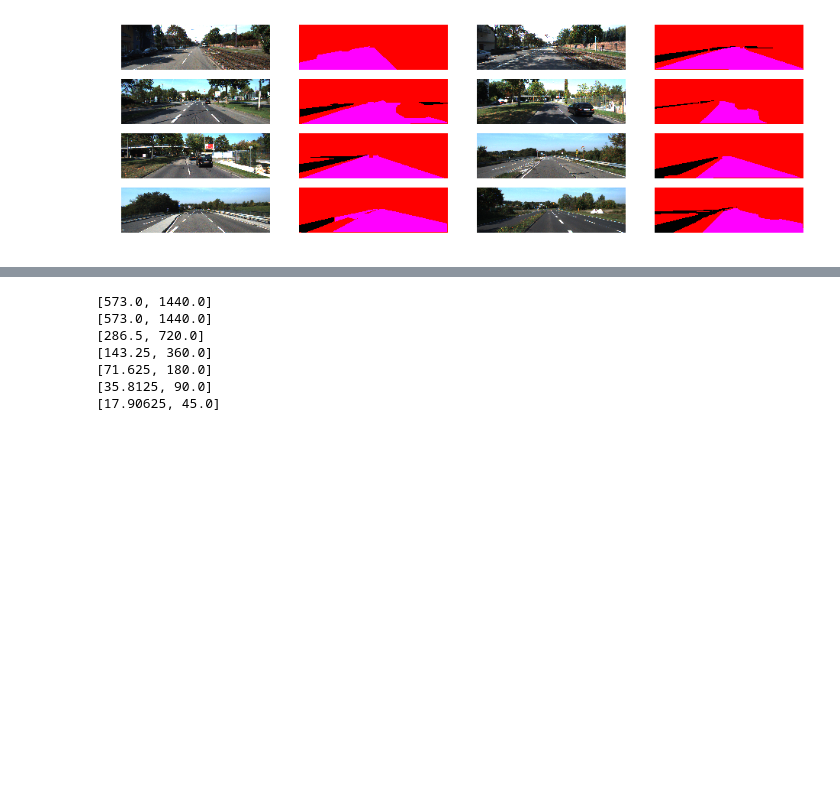
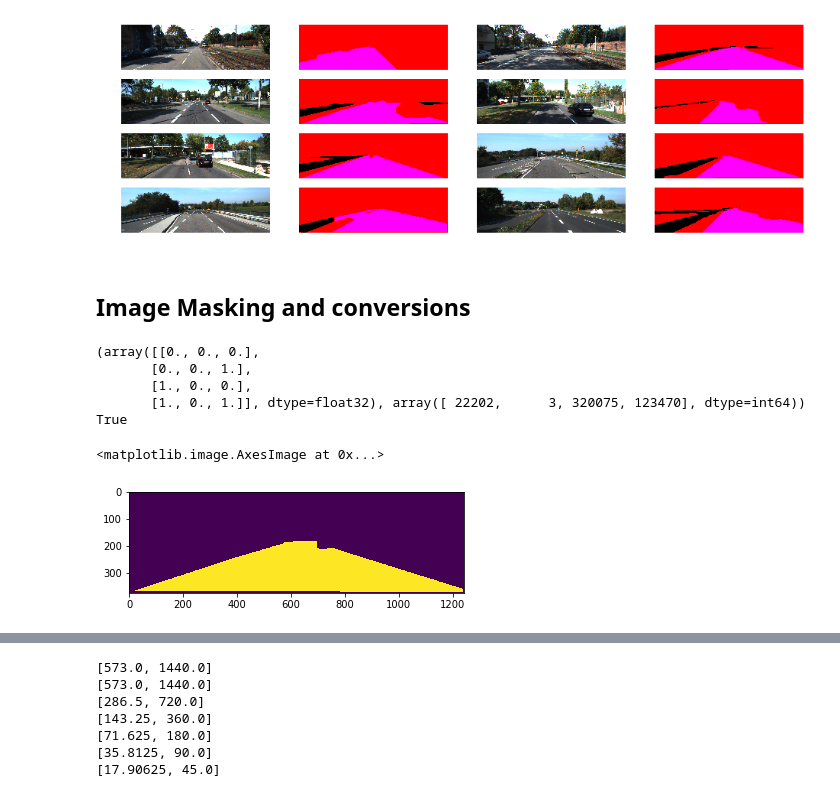
Before and after one commit to XDynames/FCN-Implementation, a Jupyter notebook: FCN - VGG16.ipynb, the cells around one changed output, grey strips where cells are left out. Drawn from its saved outputs; the diff is of its cells as text; code cells hidden in the pictures; blank space fills up the shorter version.

Commit message:
Ground Truth masking implementation partialy implemented

```diff
--- a/FCN - VGG16.ipynb
+++ b/FCN - VGG16.ipynb
@@ -62,3 +60,34 @@ for i in range(16):
     plt.imshow(tmpImage)
 # %% [output]
 [figure]
+# %% [markdown]
+## Image Masking and conversions
+# %%
+GT = plt.imread(pathGroundTruth + '\\' + groundTruthFiles[4])
+plt.imshow(GT)
+
+GTColours = GT.reshape(-1, GT.shape[2])
+print(np.unique(GTColours, axis = 0, return_counts = True))
+
+# Map all background [1,0,0] to 0 along with any other colours
+# besides [1,0,1] which should map to 1
+
+colour = [1.0, 0.0, 1.0]
+label = 1
+masked = np.zeros((GT.shape[0], GT.shape[1]), )
+
+mapColourToLabel(GT, masked, colour,label)
+
+
+if isPixelAColour(GT[1,1,:], [1.0,0.0,0.0]):
+    print('True')
+
+plt.imshow(masked)
+# %% [output]
+(array([[0., 0., 0.],
+       [0., 0., 1.],
+       [1., 0., 0.],
+       [1., 0., 1.]], dtype=float32), array([ 22202,      3, 320075, 123470], dtype=int64))
+True
+<matplotlib.image.AxesImage at 0x...>
+[figure, added]
```
Also changed, not shown: parts of 6 cells of this notebook.
